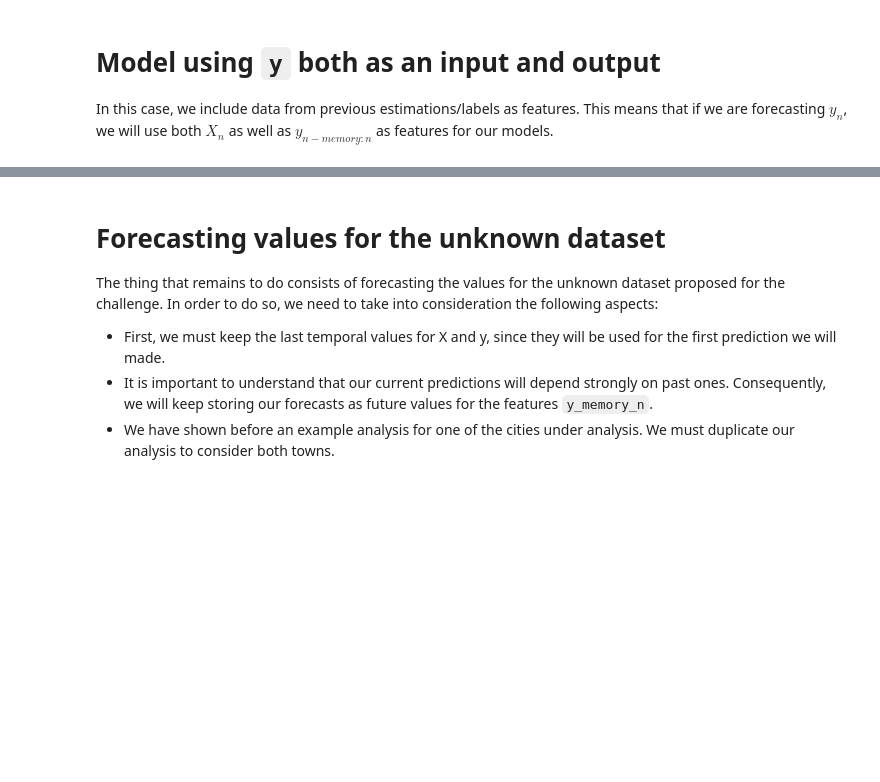
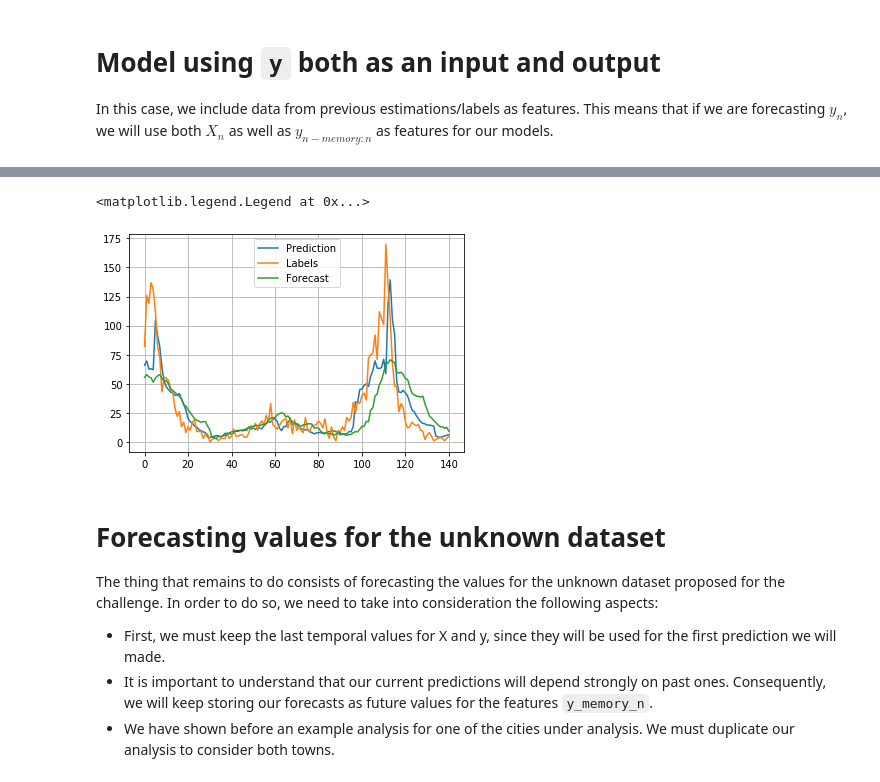
Before and after one commit to arodriguezhidalgo/DengAI_proposal, a Jupyter notebook: Model.ipynb, the cells around one changed output, grey strips where cells are left out. Cells and saved outputs as stored; diff of their text form; code cells hidden in the pictures; blank space fills up the shorter version.

```diff
--- a/Model.ipynb
+++ b/Model.ipynb
@@ -437,11 +445,11 @@ plt.legend()
 # %%
-from ML_utils import Regressors
-obj_reg = Regressors.Regressors()
-obj_reg.get_regressor('KNN')
-obj_reg.get_TimeSeries_CV('neg_mean_squared_error',n_splits)
-obj_reg.fit_model(X_pca_train, y_train)
+# from ML_utils import Regressors
+# obj_reg = Regressors.Regressors()
+# obj_reg.get_regressor('KNN')
+# obj_reg.get_TimeSeries_CV('neg_mean_squared_error',n_splits)
+# obj_reg.fit_model(X_pca_train, y_train)
 
-y_pred = obj_reg.return_prediction(X_pca_test);
-plt.plot(y_pred, label='Prediction')
-plt.plot(y_test, label='Labels')
-plt.grid()
+# y_pred = obj_reg.return_prediction(X_pca_test);
+# plt.plot(y_pred, label='Prediction')
+# plt.plot(y_test, label='Labels')
+# plt.grid()
@@ -449,0 +456,20 @@ plt.grid()
+# %%
+
+for j in range(memory):
+    X_test['y_memory_{}'.format(j)] = 0
+
+y_gen = []
+
+for ind in range(X_test.shape[0]):
+    if ind == 0:
+        y_memory = [X_train.iloc[-1]['y_memory_{}'.format(j)] for j in range(memory)];
+    else:
+        y_memory[:memory] = y_memory[1:];
+        y_memory.append( y_prev[0]);
+    X_vector = X_test.iloc[ind]
+    for j in range(memory):
+        X_vector['y_memory_{}'.format(j)] = y_memory[j];
+
+    y_prev = obj_reg.return_prediction(np.expand_dims(X_vector,axis=0));
+
+    y_gen.append(y_prev[0])
@@ -450,3 +494,12 @@ plt.grid()
+# %%
+plt.plot(y_pred, label='Prediction')
+plt.plot(y_test, label='Labels')
+plt.plot(y_gen, label='Forecast')
+plt.grid()
+plt.legend()
+# %% [output]
+<matplotlib.legend.Legend at 0x...>
+[figure, added]
 # %% [markdown]
 # Forecasting values for the unknown dataset
 The thing that remains to do consists of forecasting the values for the unknown dataset proposed for the challenge. In order to do so, we need to take into consideration the following aspects:
```
Also changed, not shown: parts of 7 cells of this notebook, 1 other file.
